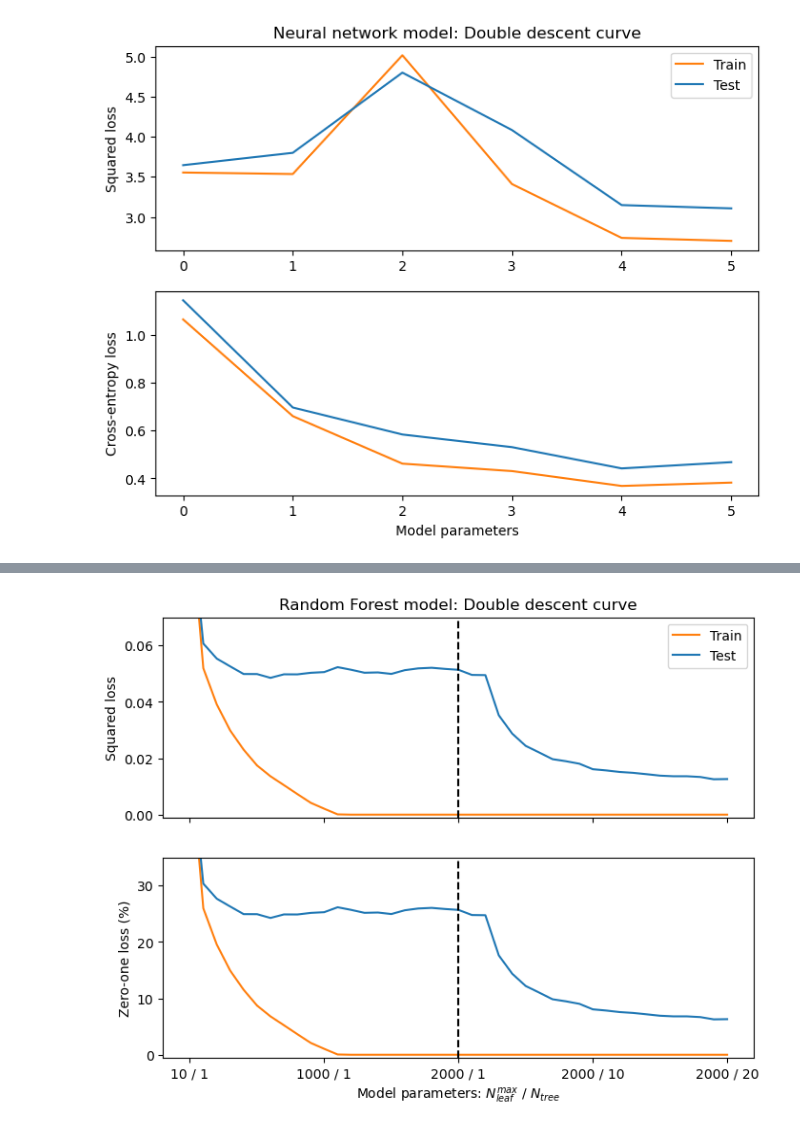
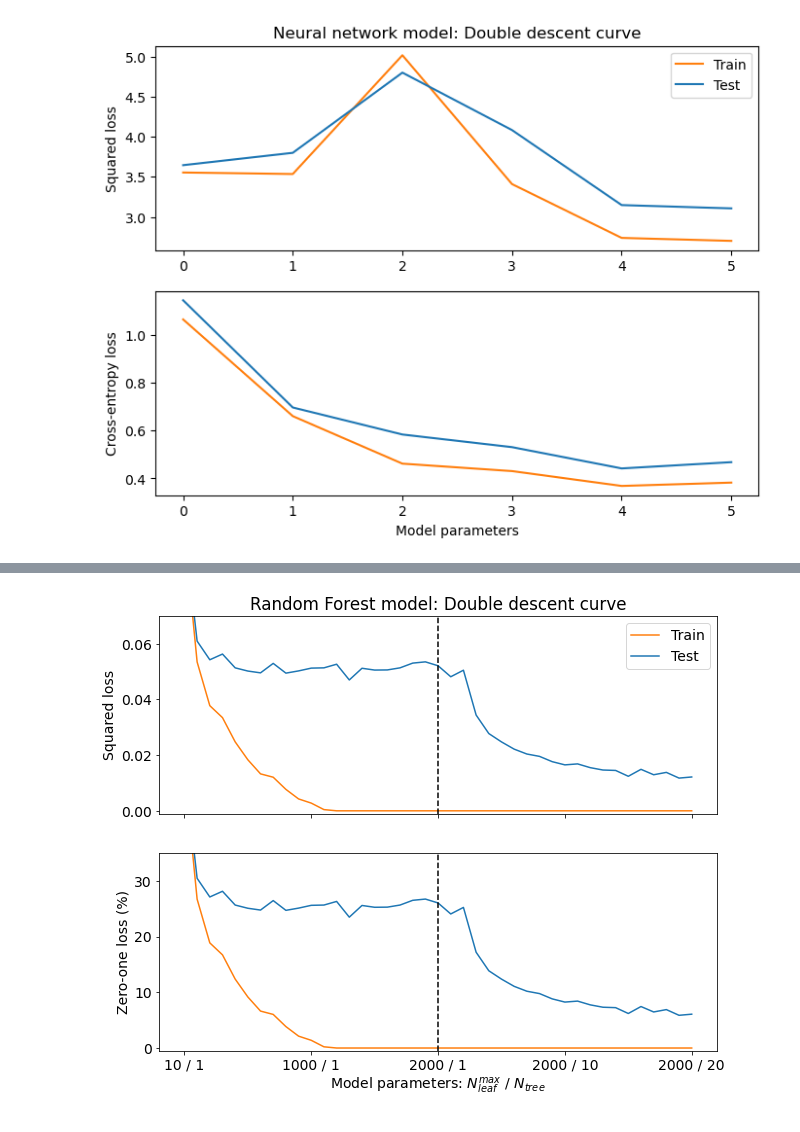
Before and after one commit to Hecramco/FoIL_reproducibility_challenge, a Jupyter notebook: Experiments.ipynb, the cells around one changed output, grey strips where cells are left out. Drawn from its saved outputs; the diff is of its cells as text; code cells hidden in the pictures.

Commit message:
add changes to NN and RandomForest

```diff
--- a/Experiments.ipynb
+++ b/Experiments.ipynb
@@ -650,7 +631,7 @@ def number_parameters(model):
 # %%
 params_MSE = []
 params_Cross = []
-for i in range(len(param_counts)):
+for i in range(len(param)):
   params_MSE.append(number_parameters(models_MSE[i]))
   params_Cross.append(number_parameters(models_Cross[i]))
 # %%
@@ -731,7 +699,6 @@ def double_descent_RF(tree_bound = 20, leaves_bound = 2000, tree_step = 1, leave
     :param y_train: the train targets
     :param X_test: the test data
     :param y_test: the test targets
-    :param rep: the number of repetitions of experiments
     :return: result_dict
     '''
 
@@ -761,12 +728,12 @@ def double_descent_RF(tree_bound = 20, leaves_bound = 2000, tree_step = 1, leave
         model.fit(X_train, y_train)
 
         # find training loss
-        zero_one_train_loss = sk_zero_one_loss(y_train, model.predict(X_train))
-        mse_train_loss = sk_mean_squared_error(one_hot_encode(y_train), one_hot_encode(model.predict(X_train)))
+        zero_one_train_loss = zero_one_loss_metric(y_train, model.predict(X_train))
+        mse_train_loss = mean_squared_error_metric(one_hot_encode(y_train), one_hot_encode(model.predict(X_train)))
 
         # find testing loss
-        zero_one_test_loss = sk_zero_one_loss(y_test, model.predict(X_test))
-        mse_test_loss = sk_mean_squared_error(one_hot_encode(y_test), one_hot_encode(model.predict(X_test)))
+        zero_one_test_loss = zero_one_loss_metric(y_test, model.predict(X_test))
+        mse_test_loss = mean_squared_error_metric(one_hot_encode(y_test), one_hot_encode(model.predict(X_test)))
 
         # add training and testing loss to the training and testing losses arrays
         zero_one_train_losses = np.append(zero_one_train_losses, zero_one_train_loss)
@@ -806,12 +773,12 @@ def double_descent_RF(tree_bound = 20, leaves_bound = 2000, tree_step = 1, leave
         model.fit(X_train, y_train)
 
         # find training loss
-        zero_one_train_loss = sk_zero_one_loss(y_train, model.predict(X_train))
-        mse_train_loss = sk_mean_squared_error(one_hot_encode(y_train), one_hot_encode(model.predict(X_train)))
+        zero_one_train_loss = zero_one_loss_metric(y_train, model.predict(X_train))
+        mse_train_loss = mean_squared_error_metric(one_hot_encode(y_train), one_hot_encode(model.predict(X_train)))
 
         # find testing loss
-        zero_one_test_loss = sk_zero_one_loss(y_test, model.predict(X_test))
-        mse_test_loss = sk_mean_squared_error(one_hot_encode(y_test), one_hot_encode(model.predict(X_test)))
+        zero_one_test_loss = zero_one_loss_metric(y_test, model.predict(X_test))
+        mse_test_loss = mean_squared_error_metric(one_hot_encode(y_test), one_hot_encode(model.predict(X_test)))
 
         # add training and testing loss to the training and testing losses arrays
         zero_one_train_losses = np.append(zero_one_train_losses, zero_one_train_loss)
@@ -834,5 +801,8 @@ def double_descent_RF(tree_bound = 20, leaves_bound = 2000, tree_step = 1, leave
 
     return result_dict
 # %%
-out = double_descent_RF(tree_bound = 20, leaves_bound = 2000, tree_step = 1, leaves_step = 100,
+# call double_descent_RF and return the result dictionary
+result_RF = double_descent_RF(tree_bound = 20, leaves_bound = 2000, tree_step = 1, leaves_step = 100,
                         X_train= X_train, y_train=y_train, X_test=X_test, y_test=y_test)
+
+pd.DataFrame(result_RF).to_csv('RandomForest.csv')
@@ -869,8 +812,8 @@ def plot_RF(result_dict):
     Plot the double descent curve for the Random Forest Classifier
     :param result_dict: the returned dictionary from the double_descent_RF function
     '''
-    fig, ax = plt.subplots(figsize=(8, 6), sharey = True)
-
+    fig = plt.figure(figsize=(10, 8))
+    plt.rcParams.update({'font.size': 14})
     #define xticks
     tick_location = [0, 10, 20, 30, 40]
     tick_label = ['10 / 1', '1000 / 1', '2000 / 1', '2000 / 10', '2000 / 20']
@@ -898,8 +841,8 @@ def plot_RF(result_dict):
     plt.ylim(-0.5, 35)
     plt.xticks(tick_location, tick_label)
 # %%
-fig = plot_RF(out)
+fig = plot_RF(result_RF)
 # save figure
 plt.savefig('RF_double_descent.png', dpi=300)
 # %% [output]
-[figure, old version]
+[figure, new version]
```
Also changed, not shown: parts of 31 cells of this notebook, 2 other files.
